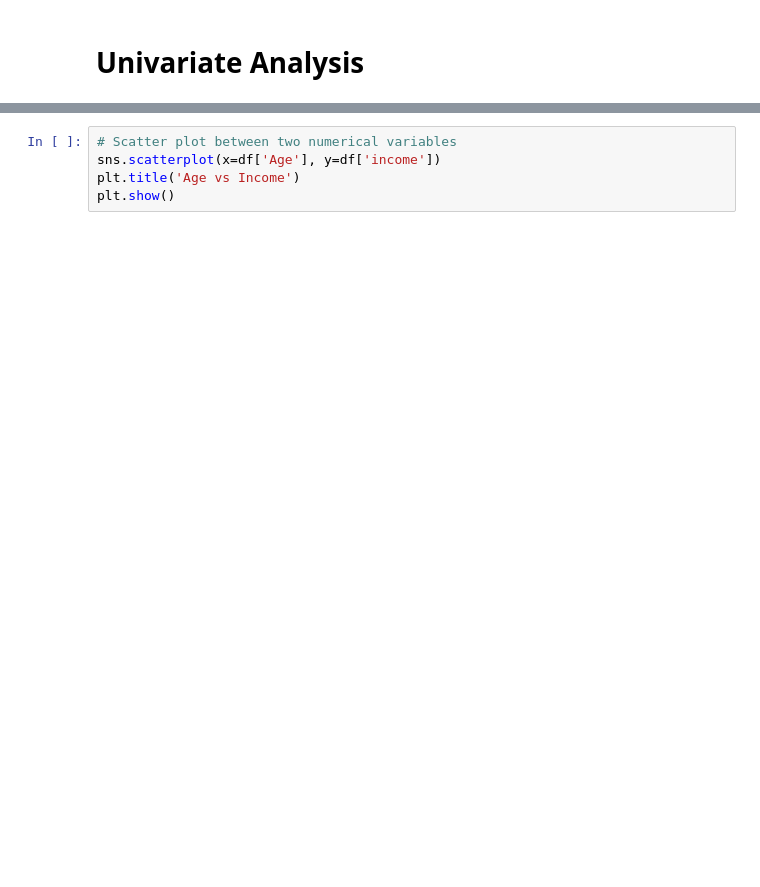
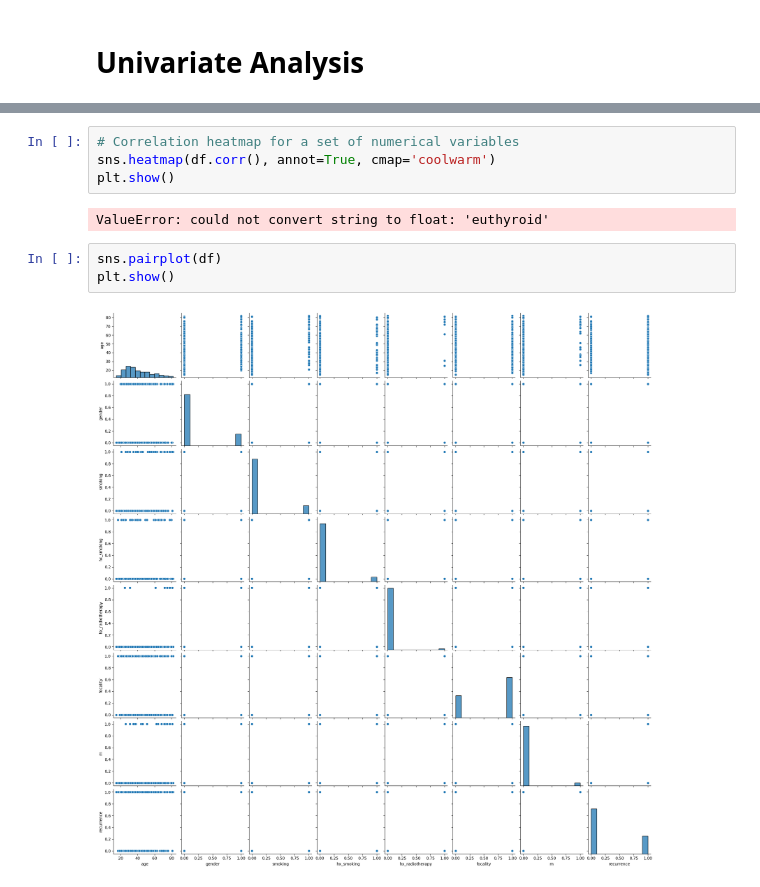
Before and after one commit to madmaxtoastflytiger/CaptStone2-Thyroid-Disease, a Jupyter notebook: Thyroid_EDA.ipynb, the cells around one changed output, grey strips where cells are left out. Cells and saved outputs as stored; diff of their text form; blank space fills up the shorter version.

```diff
--- a/Thyroid_EDA.ipynb
+++ b/Thyroid_EDA.ipynb
@@ -147,6 +200,12 @@ This will become an error in seaborn v0.14.0; please update your code.
 [figure]
-# %%
-# Scatter plot between two numerical variables
-sns.scatterplot(x=df['Age'], y=df['income'])
-plt.title('Age vs Income')
-plt.show()
+# %%
+# Correlation heatmap for a set of numerical variables
+sns.heatmap(df.corr(), annot=True, cmap='coolwarm')
+plt.show()
+# %% [output]
+ValueError: could not convert string to float: 'euthyroid'
+# %%
+sns.pairplot(df)
+plt.show()
+# %% [output]
+[figure, added]
```
Also changed, not shown: parts of 13 cells of this notebook, 2 other files.
